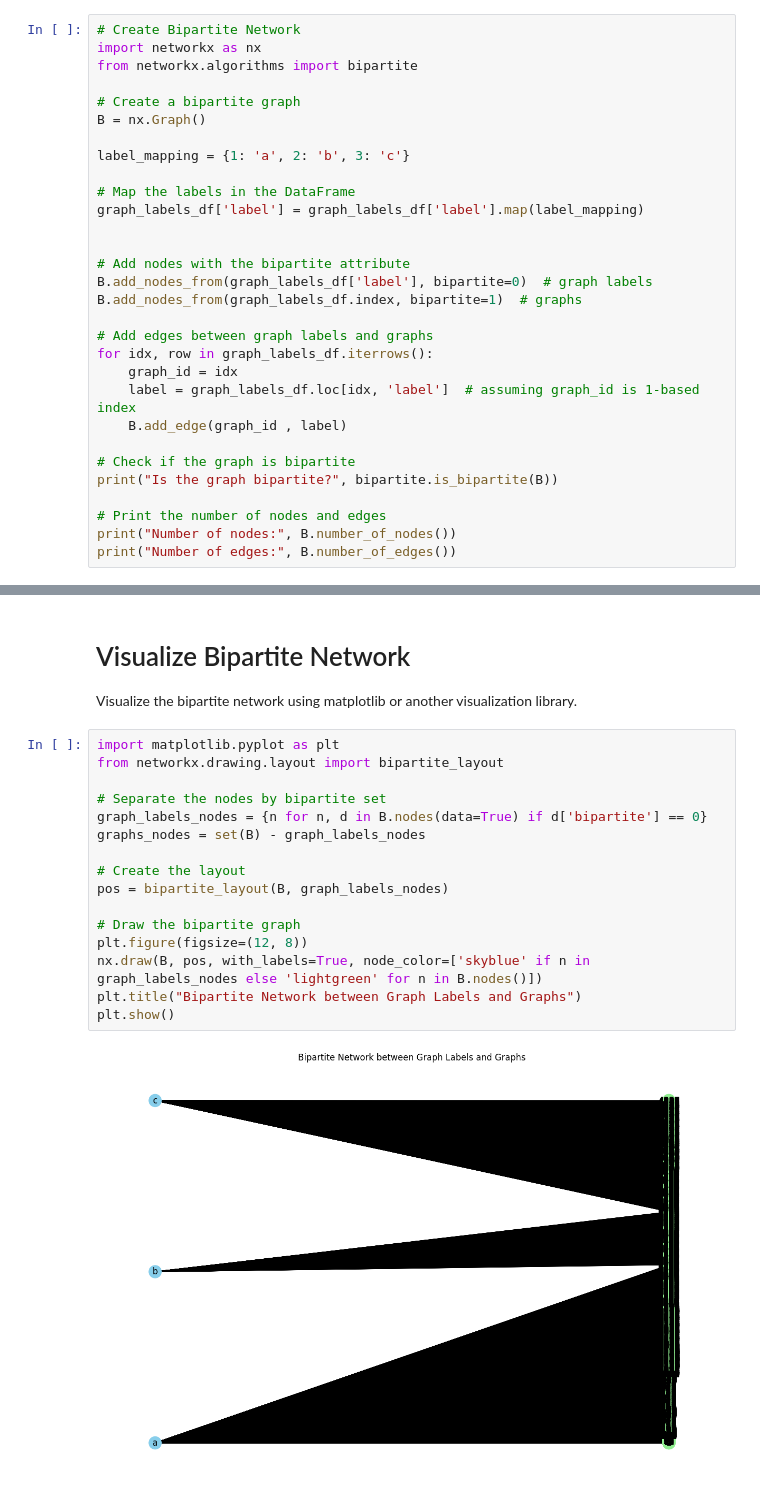
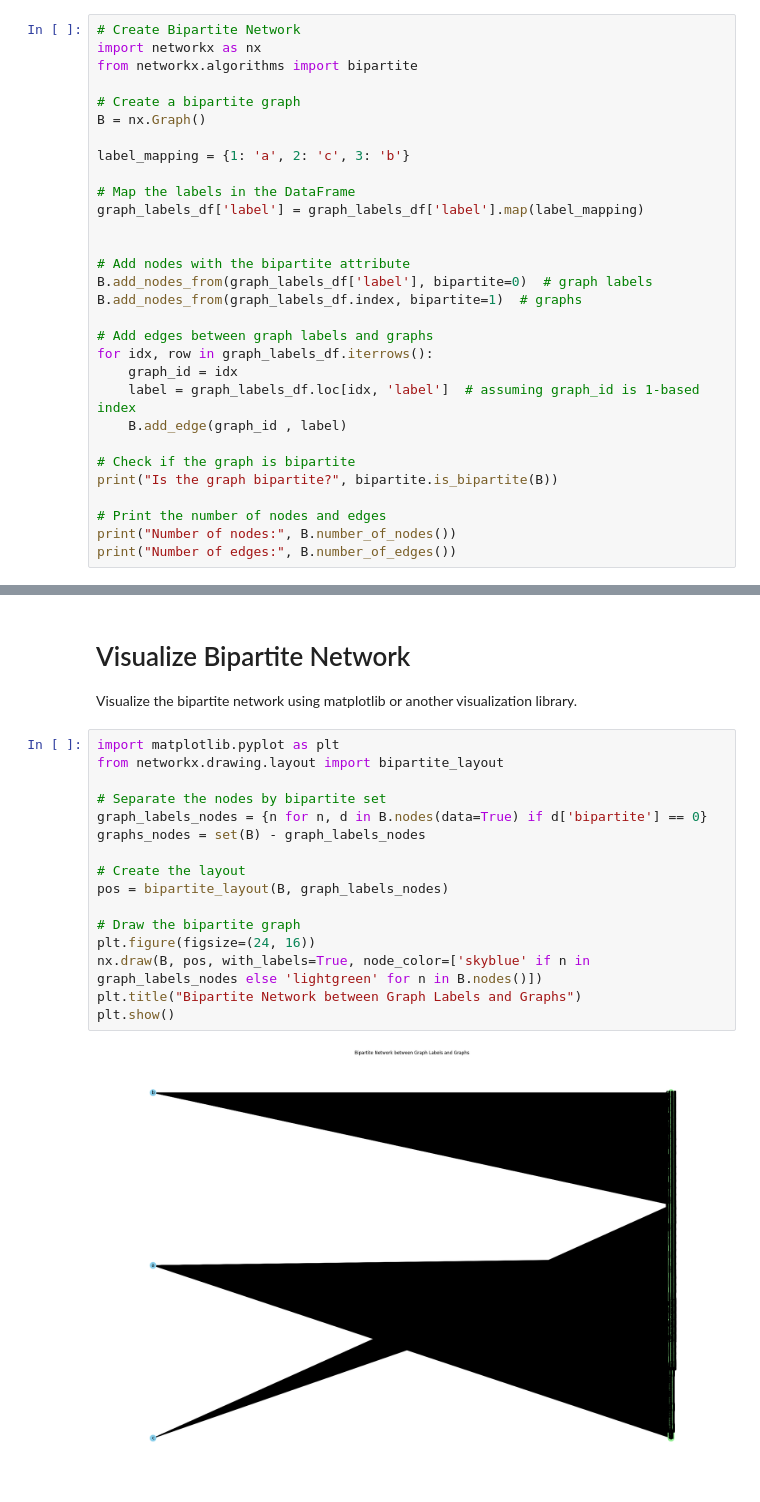
Before and after one commit to xaldvp/social_network_analysis, a Jupyter notebook: bipartite_labels.ipynb, the cells around one changed output, grey strips where cells are left out. Cells and saved outputs as stored; diff of their text form.

```diff
--- a/bipartite_labels.ipynb
+++ b/bipartite_labels.ipynb
@@ -63,7 +63,7 @@ from networkx.algorithms import bipartite
 # Create a bipartite graph
 B = nx.Graph()
 
-label_mapping = {1: 'a', 2: 'b', 3: 'c'}
+label_mapping = {1: 'a', 2: 'c', 3: 'b'}
 
 # Map the labels in the DataFrame
 graph_labels_df['label'] = graph_labels_df['label'].map(label_mapping)
@@ -95,18 +95,18 @@ Visualize the bipartite network using matplotlib or another visualization librar
 # %%
 import matplotlib.pyplot as plt
 from networkx.drawing.layout import bipartite_layout
 
 # Separate the nodes by bipartite set
 graph_labels_nodes = {n for n, d in B.nodes(data=True) if d['bipartite'] == 0}
 graphs_nodes = set(B) - graph_labels_nodes
 
 # Create the layout
 pos = bipartite_layout(B, graph_labels_nodes)
 
 # Draw the bipartite graph
-plt.figure(figsize=(12, 8))
+plt.figure(figsize=(24, 16))
 nx.draw(B, pos, with_labels=True, node_color=['skyblue' if n in graph_labels_nodes else 'lightgreen' for n in B.nodes()])
 plt.title("Bipartite Network between Graph Labels and Graphs")
 plt.show()
 # %% [output]
-[figure, old version]
+[figure, new version]
```
Also changed, not shown: parts of 3 cells of this notebook.
